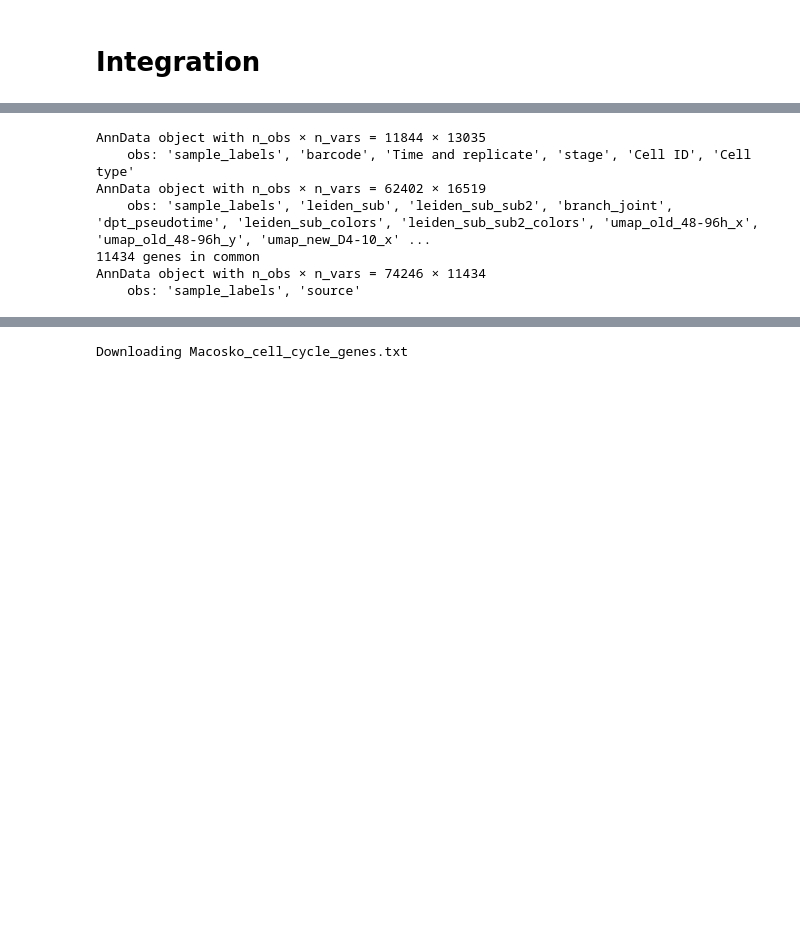
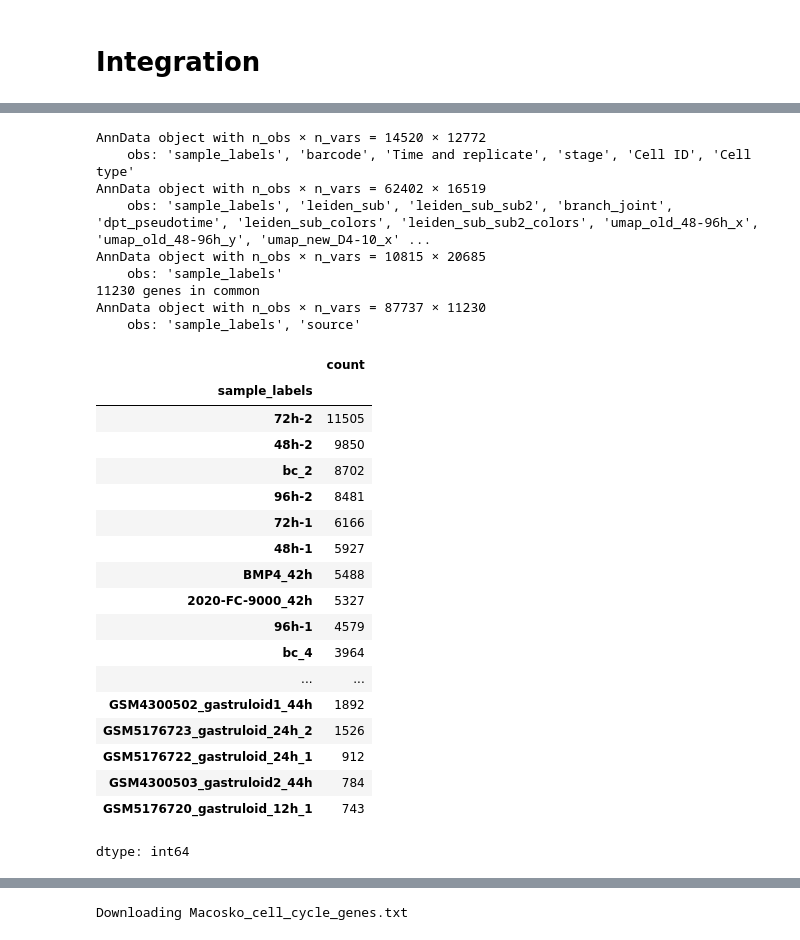
Before and after one commit to stanfish06/micropattern, a Jupyter notebook: notebooks/eda.ipynb, the cells around one changed output, grey strips where cells are left out. Drawn from its saved outputs; the diff is of its cells as text; code cells hidden in the pictures; blank space fills up the shorter version.

```diff
--- a/notebooks/eda.ipynb
+++ b/notebooks/eda.ipynb
@@ -316,28 +318,62 @@ Downloading MP_old_48-96h_new_D6-10_meta.csv (meta)
 # %%
 adata_minn = mic.io.MINN_ADATA_LIST["qc"]
-adata_heemskerk = mic.io.HEEMSKERK_ADATA["adata"]
-meta_heemskerk = mic.io.HEEMSKERK_ADATA["meta"]
+adata_heemskerk_D2_D10 = mic.io.HEEMSKERK_ADATA_D2_D10["adata"]
+meta_heemskerk_D2_D10 = mic.io.HEEMSKERK_ADATA_D2_D10["meta"]
+adata_heemskerk_42h = mic.io.HEEMSKERK_ADATA_42H
 minn_data_path = cwd / "minn_data"
 heemskerk_data_path = cwd / "heemskerk_data"
 adata_minn = sc.read_h5ad(minn_data_path / adata_minn)
-adata_heemskerk = sc.read_h5ad(heemskerk_data_path / adata_heemskerk)
-meta_heemskerk = pd.read_csv(heemskerk_data_path / meta_heemskerk, index_col=0)
-adata_heemskerk.obs = meta_heemskerk.loc[adata_heemskerk.obs.index]
+adata_heemskerk_d2_d10 = sc.read_h5ad(heemskerk_data_path / adata_heemskerk_D2_D10)
+meta_heemskerk_d2_d10 = pd.read_csv(heemskerk_data_path / meta_heemskerk_D2_D10, index_col=0)
+adata_heemskerk_d2_d10.obs = meta_heemskerk_d2_d10.loc[adata_heemskerk_d2_d10.obs.index]
+adata_heemskerk_42h_list = []
+for s, f in adata_heemskerk_42h.items():
+    adata_tmp = sc.read_h5ad(heemskerk_data_path / f)
+    adata_tmp.obs["sample_labels"] = adata_tmp.obs["sample_labels"].str.cat(["_42h"] * adata_tmp.shape[0])
+    adata_heemskerk_42h_list.append(adata_tmp)
+adata_heemskerk_42h = sc.concat(adata_heemskerk_42h_list)
+
 print(adata_minn)
-print(adata_heemskerk)
+print(adata_heemskerk_d2_d10)
+print(adata_heemskerk_42h)
 print(
-    f"{len(set.intersection(set(adata_heemskerk.var_names), set(adata_minn.var_names)))} genes in common"
+    f"{len(set.intersection(set(adata_heemskerk_d2_d10.var_names), set(adata_heemskerk_42h.var_names), set(adata_minn.var_names)))} genes in common"
 )
-adata_heemskerk.obs["source"] = "heemskerk"
+adata_heemskerk_d2_d10.obs["source"] = "heemskerk"
+adata_heemskerk_42h.obs["source"] = "heemskerk"
 adata_minn.obs["source"] = "minn"
-adata = sc.concat([adata_heemskerk, adata_minn])
+adata = sc.concat([adata_heemskerk_d2_d10, adata_heemskerk_42h, adata_minn])
 print(adata)
-adata.obs = pd.concat([adata_heemskerk.obs, adata_minn.obs])
+adata.obs = pd.concat([adata_heemskerk_d2_d10.obs, adata_heemskerk_42h.obs, adata_minn.obs])
 # %% [output]
-AnnData object with n_obs × n_vars = 11844 × 13035
+AnnData object with n_obs × n_vars = 14520 × 12772
     obs: 'sample_labels', 'barcode', 'Time and replicate', 'stage', 'Cell ID', 'Cell type'
 AnnData object with n_obs × n_vars = 62402 × 16519
     obs: 'sample_labels', 'leiden_sub', 'leiden_sub_sub2', 'branch_joint', 'dpt_pseudotime', 'leiden_sub_colors', 'leiden_sub_sub2_colors', 'umap_old_48-96h_x', 'umap_old_48-96h_y', 'umap_new_D4-10_x' ...
-11434 genes in common
-AnnData object with n_obs × n_vars = 74246 × 11434
+AnnData object with n_obs × n_vars = 10815 × 20685
+    obs: 'sample_labels'
+11230 genes in common
+AnnData object with n_obs × n_vars = 87737 × 11230
     obs: 'sample_labels', 'source'
+# %%
+adata.obs["sample_labels"].value_counts()
+# %% [output]
+|  | count |
+| sample_labels |  |
+| 72h-2 | 11505 |
+| 48h-2 | 9850 |
+| bc_2 | 8702 |
+| 96h-2 | 8481 |
+| 72h-1 | 6166 |
+| 48h-1 | 5927 |
+| BMP4_42h | 5488 |
+| 2020-FC-9000_42h | 5327 |
+| 96h-1 | 4579 |
+| bc_4 | 3964 |
+| ... | ... |
+| GSM4300502_gastruloid1_44h | 1892 |
+| GSM5176723_gastruloid_24h_2 | 1526 |
+| GSM5176722_gastruloid_24h_1 | 912 |
+| GSM4300503_gastruloid2_44h | 784 |
+| GSM5176720_gastruloid_12h_1 | 743 |
+dtype: int64
```
Also changed, not shown: parts of 14 cells of this notebook.
